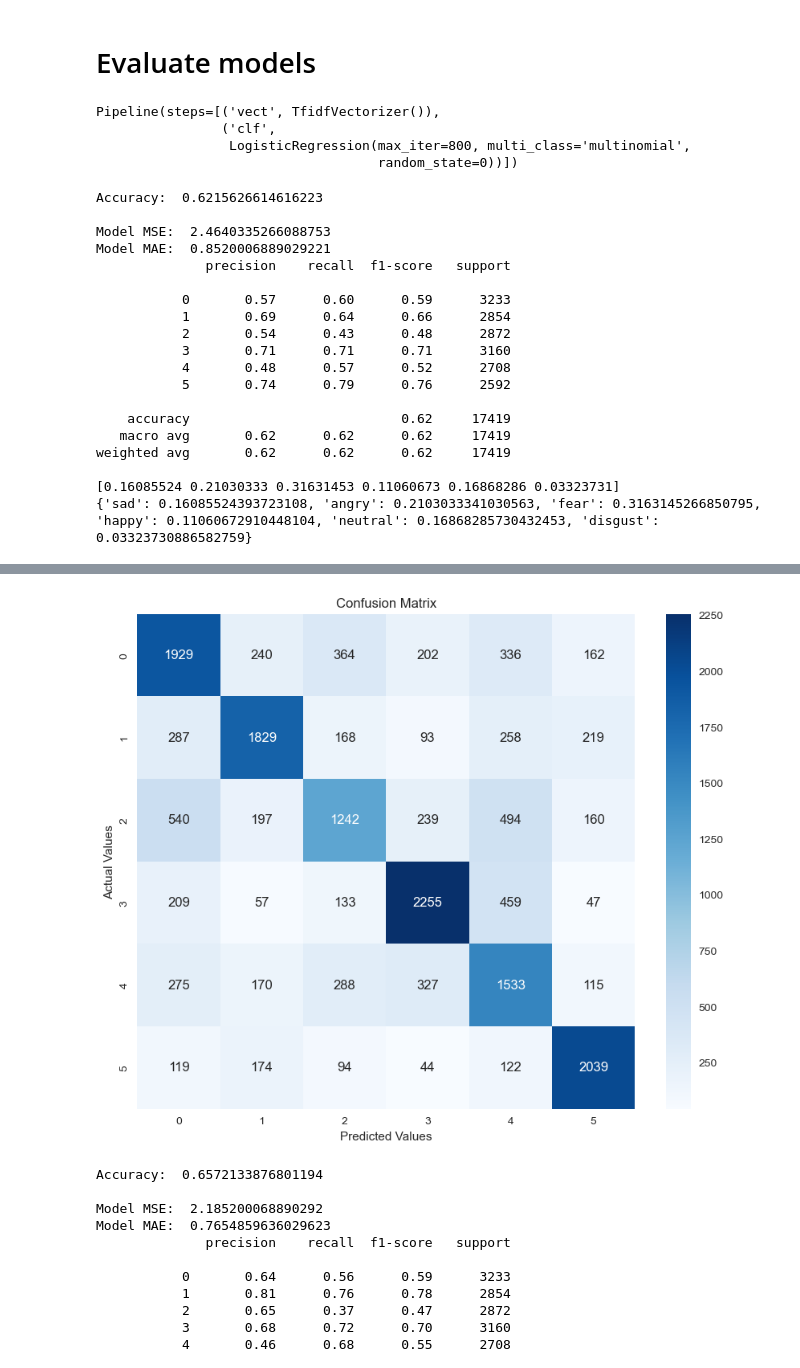
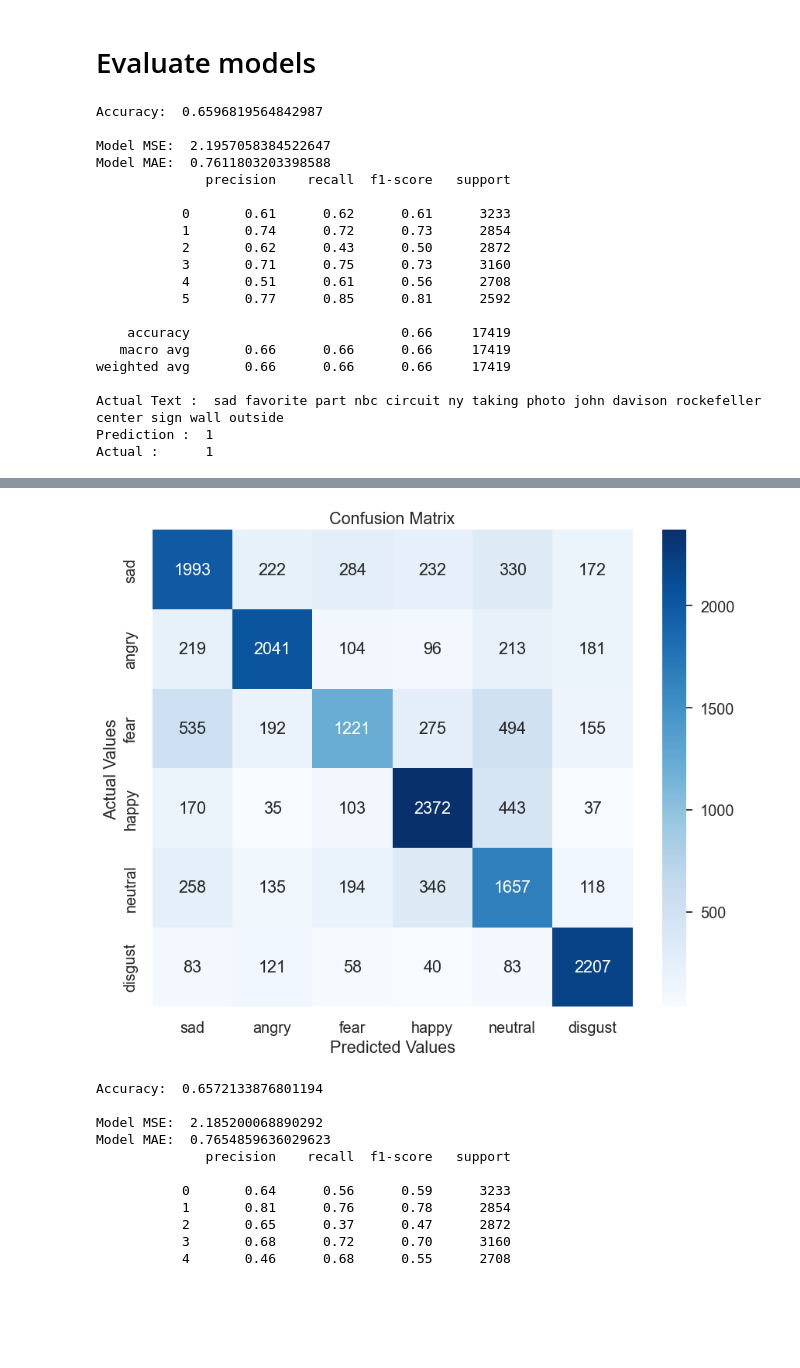
Before and after one commit to shyamron/Emotion-Recognition-from-text, a Jupyter notebook: evaluating.ipynb, the cells around one changed output, grey strips where cells are left out. Drawn from its saved outputs; the diff is of its cells as text; code cells hidden in the pictures; blank space fills up the shorter version.

```diff
--- a/evaluating.ipynb
+++ b/evaluating.ipynb
@@ -50,4 +47,4 @@ pandas.core.series.Series
 # %%
 logreg = joblib.load('saved_models//LogReg.sav')
 # %%
-# logreg = joblib.load('logreg1.sav')
+nb = joblib.load('saved_models//Naive_Bayes.sav')
@@ -58,16 +53,9 @@ ran = joblib.load('saved_models//Random_Forest.sav')
 # %%
 svm = joblib.load('saved_models//SVM.sav')
 # %%
-# ensemble = joblib.load('saved_models//ensemble.sav')
+ensemble = joblib.load('saved_models//ensemble.sav')
 # %% [markdown]
 # Evaluate models
-# %%
-logreg
-# %% [output]
-Pipeline(steps=[('vect', TfidfVectorizer()),
-                ('clf',
-                 LogisticRegression(max_iter=800, multi_class='multinomial',
-                                    random_state=0))])
 # %%
 def get_F1(trained_model,X,y):
 
@@ -99,35 +87,34 @@ def evaluate(model,x_test,y_test):
 
     #F1 Score
     f1_Score = get_F1(model, x_test, y_test)
-    pd.DataFrame(f1_Score, index=['0','1','2','3','4','5'], columns=['F1 score'])
+    pd.DataFrame(f1_Score, index=['sad','angry','fear','happy','neutral','disgust'], columns=['F1 score'])
     print(classification_report(y_test, y_pred))
 
 
     #Lime explainer
-#     explainer_LR = LimeTextExplainer(class_names=['0','1','2','3','4','5'])
+    explainer_LR = LimeTextExplainer(class_names=['sad','angry','fear','happy','neutral','disgust'])
     idx  = 205
-#     print(x_test)
-#     print("Actual Text : ", x_test.tolist()[idx])
-#     print("Prediction : ", model.predict(x_test)[idx])
-#     print("Actual :     ", y_test.tolist()[idx])
-#     exp = explainer_LR.explain_instance(x_test.tolist()[idx], model.predict_proba,top_labels=6)
-#     exp.show_in_notebook()
+    print("Actual Text : ", x_test.tolist()[idx])
+    print("Prediction : ", model.predict(x_test)[idx])
+    print("Actual :     ", y_test.tolist()[idx])
+    exp = explainer_LR.explain_instance(x_test.tolist()[idx], model.predict_proba,top_labels=6)
+    exp.show_in_notebook()
 
 
     #Get Probabilities
-    sample_prob = model.predict_proba(x_test)[idx]
-    print(sample_prob)
-    emotions=['sad','angry','fear','happy','neutral','disgust']
-    dic={}
-    n=0
-    for i, val in enumerate(sample_prob):
-        dic[emotions[i]] = val
-    print(dic)
+#     sample_prob = model.predict_proba(x_test)[idx]
+#     print(sample_prob)
+#     emotions=['sad','angry','fear','happy','neutral','disgust']
+#     dic={}
+#     n=0
+#     for i, val in enumerate(sample_prob):
+#         dic[emotions[i]] = val
+#     print(dic)
 
     #Confusion Matrix
     cm = confusion_matrix(y_test, y_pred)
-    cm_df = pd.DataFrame(cm,index = ['0','1','2','3','4','5'],
-                         columns = ['0','1','2','3','4','5'])
+    cm_df = pd.DataFrame(cm,index = ['sad','angry','fear','happy','neutral','disgust'],
+                         columns = ['sad','angry','fear','happy','neutral','disgust'])
     plt.figure(figsize=(10,8))
     sns.heatmap(cm_df, annot = True, fmt ="d",cmap='Blues');
     plt.title('Confusion Matrix')
@@ -135,24 +122,25 @@ def evaluate(model,x_test,y_test):
     plt.xlabel('Predicted Values')
     plt.show()
 # %%
-evaluate(svm,x_test,y_test)
+evaluate(ensemble,x_test,y_test)
 # %% [output]
-Accuracy:  0.6215626614616223
+Accuracy:  0.6596819564842987
 
-Model MSE:  2.4640335266088753
-Model MAE:  0.8520006889029221
+Model MSE:  2.1957058384522647
+Model MAE:  0.7611803203398588
               precision    recall  f1-score   support
 
-           0       0.57      0.60      0.59      3233
-           1       0.69      0.64      0.66      2854
-           2       0.54      0.43      0.48      2872
-           3       0.71      0.71      0.71      3160
-           4       0.48      0.57      0.52      2708
-           5       0.74      0.79      0.76      2592
+           0       0.61      0.62      0.61      3233
+           1       0.74      0.72      0.73      2854
+           2       0.62      0.43      0.50      2872
+           3       0.71      0.75      0.73      3160
+           4       0.51      0.61      0.56      2708
+           5       0.77      0.85      0.81      2592
 
-    accuracy                           0.62     17419
-   macro avg       0.62      0.62      0.62     17419
-weighted avg       0.62      0.62      0.62     17419
+    accuracy                           0.66     17419
+   macro avg       0.66      0.66      0.66     17419
+weighted avg       0.66      0.66      0.66     17419
 
-[0.16085524 0.21030333 0.31631453 0.11060673 0.16868286 0.03323731]
-{'sad': 0.16085524393723108, 'angry': 0.2103033341030563, 'fear': 0.3163145266850795, 'happy': 0.11060672910448104, 'neutral': 0.16868285730432453, 'disgust': 0.03323730886582759}
+Actual Text :  sad favorite part nbc circuit ny taking photo john davison rockefeller center sign wall outside
+Prediction :  1
+Actual :      1
@@ -159,4 +148,4 @@ weighted avg       0.62      0.62      0.62     17419
-[figure, old version]
+[figure, new version]
 # %%
 evaluate(ran,x_test,y_test)
 # %% [output]
```
Also changed, not shown: parts of 6 cells of this notebook, 2 other files.
